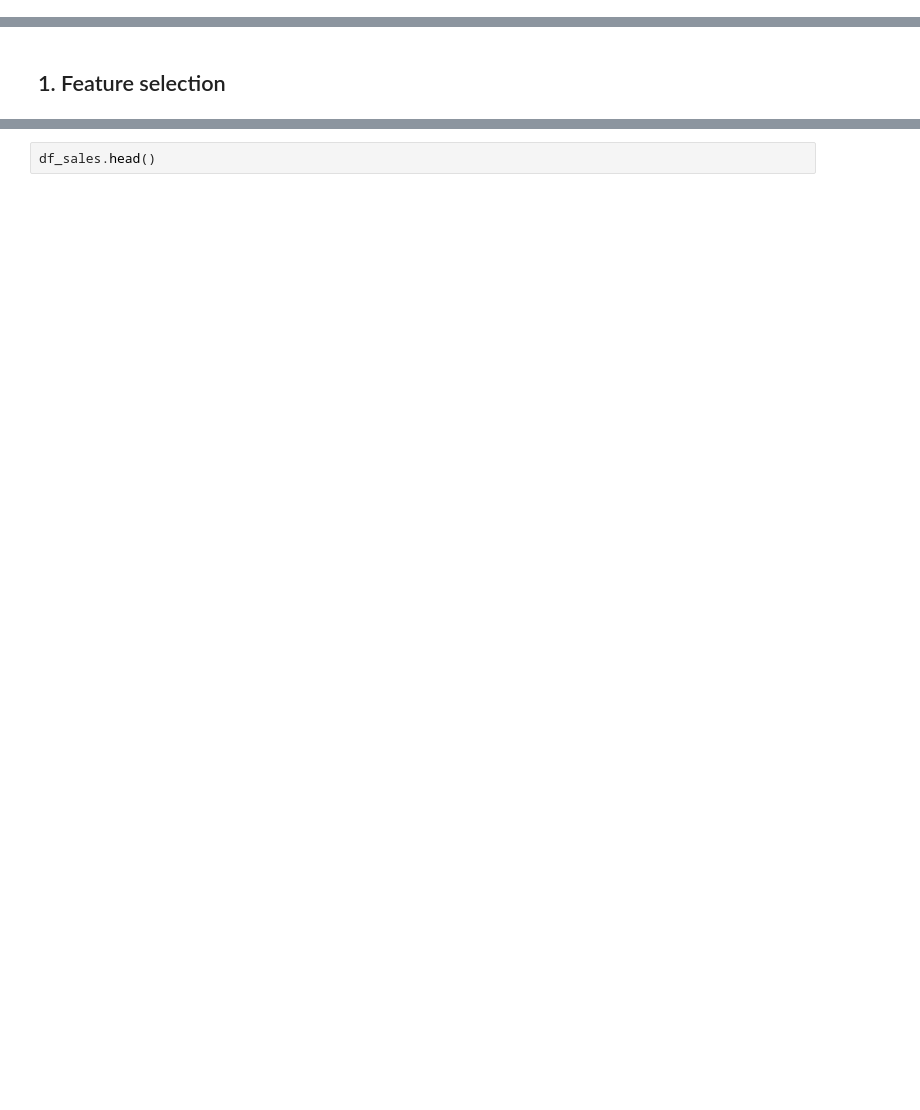
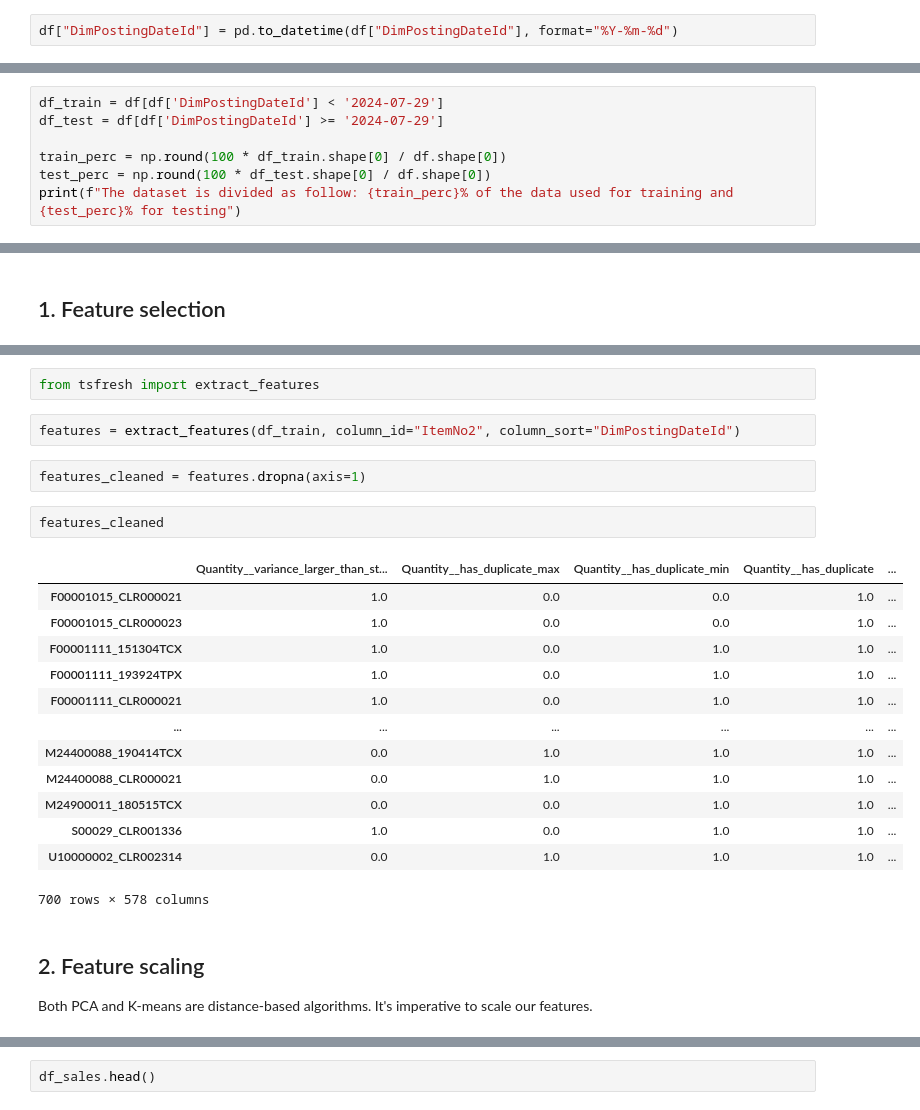
Before and after one commit to noeasyday7/bright_river, a Jupyter notebook: Main_Notebook.ipynb, the cells around one changed output, grey strips where cells are left out. Saved outputs shown, nothing was run; the diff lists cells and outputs as text; blank space fills up the shorter version.

```diff
--- a/Main_Notebook.ipynb
+++ b/Main_Notebook.ipynb
@@ -391,0 +448,2 @@ Observations: <br>
+# %%
+df["DimPostingDateId"] = pd.to_datetime(df["DimPostingDateId"], format="%Y-%m-%d")
@@ -391,0 +474,7 @@ Observations: <br>
+# %%
+df_train = df[df['DimPostingDateId'] < '2024-07-29']
+df_test = df[df['DimPostingDateId'] >= '2024-07-29']
+
+train_perc = np.round(100 * df_train.shape[0] / df.shape[0])
+test_perc = np.round(100 * df_test.shape[0] / df.shape[0])
+print(f"The dataset is divided as follow: {train_perc}% of the data used for training and {test_perc}% for testing")
@@ -395,0 +511,26 @@ Observations: <br>
+# %%
+from tsfresh import extract_features
+# %%
+features = extract_features(df_train, column_id="ItemNo2", column_sort="DimPostingDateId")
+# %%
+features_cleaned = features.dropna(axis=1)
+# %%
+features_cleaned
+# %% [output]
+|  | Quantity__variance_larger_than_st... | Quantity__has_duplicate_max | Quantity__has_duplicate_min | Quantity__has_duplicate | ... |
+| F00001015_CLR000021 | 1.0 | 0.0 | 0.0 | 1.0 | ... |
+| F00001015_CLR000023 | 1.0 | 0.0 | 0.0 | 1.0 | ... |
+| F00001111_151304TCX | 1.0 | 0.0 | 1.0 | 1.0 | ... |
+| F00001111_193924TPX | 1.0 | 0.0 | 1.0 | 1.0 | ... |
+| F00001111_CLR000021 | 1.0 | 0.0 | 1.0 | 1.0 | ... |
+| ... | ... | ... | ... | ... | ... |
+| M24400088_190414TCX | 0.0 | 1.0 | 1.0 | 1.0 | ... |
+| M24400088_CLR000021 | 0.0 | 1.0 | 1.0 | 1.0 | ... |
+| M24900011_180515TCX | 0.0 | 0.0 | 1.0 | 1.0 | ... |
+| S00029_CLR001336 | 1.0 | 0.0 | 1.0 | 1.0 | ... |
+| U10000002_CLR002314 | 0.0 | 1.0 | 1.0 | 1.0 | ... |
+700 rows × 578 columns
+# %% [markdown]
+## 2. Feature scaling
+
+Both PCA and K-means are distance-based algorithms. It's imperative to scale our features.
```
Also changed, not shown: parts of 32 cells of this notebook.
